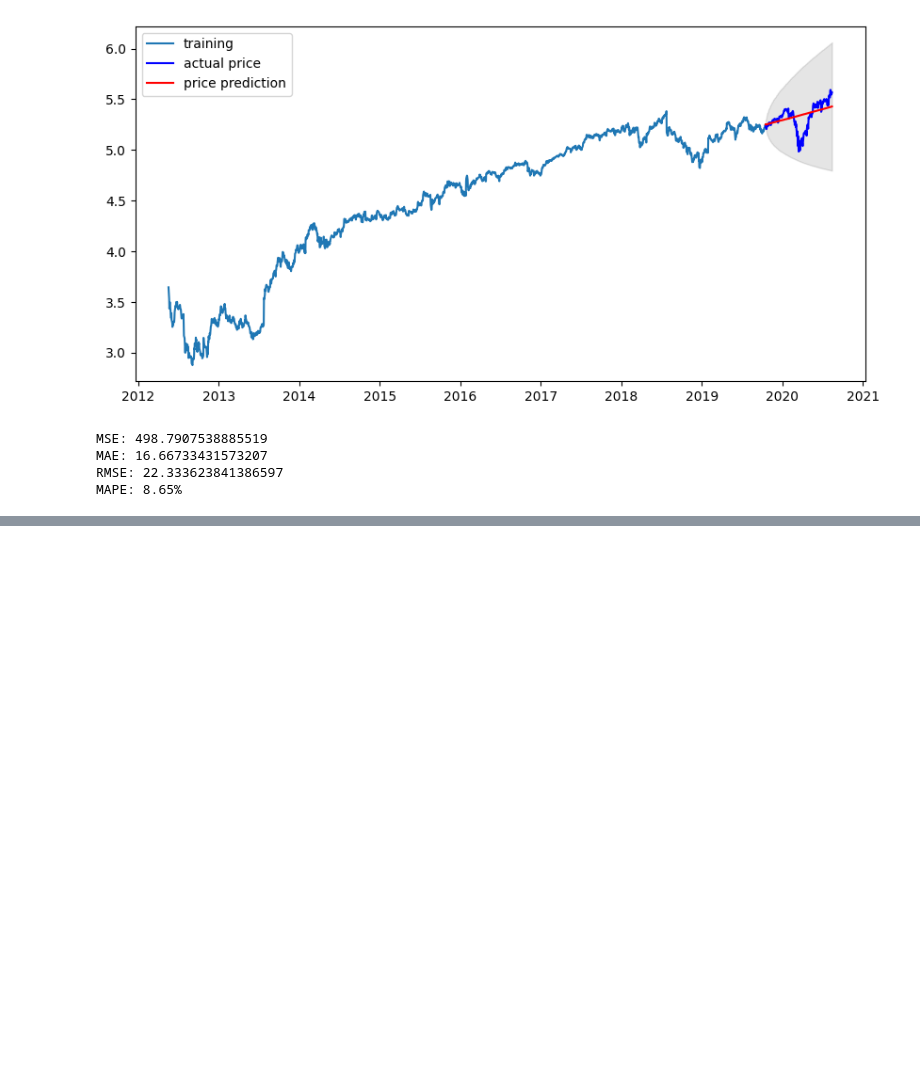
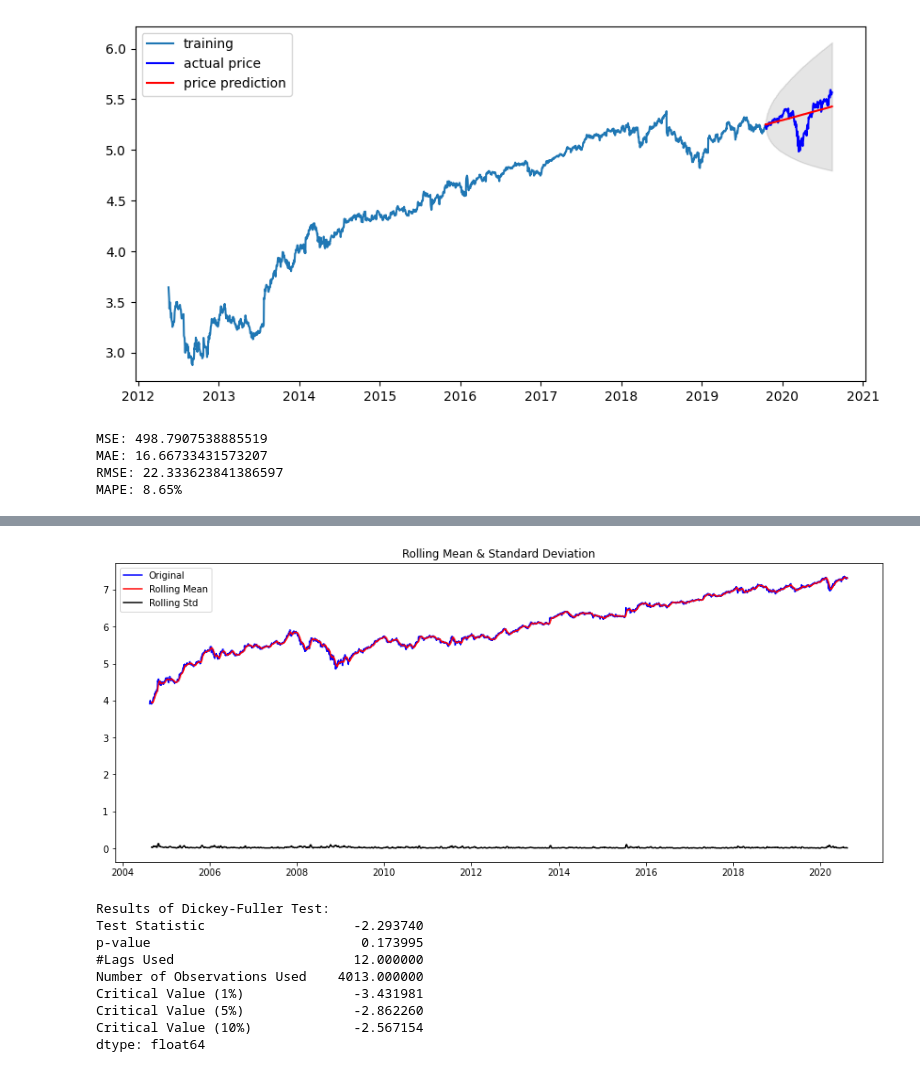
Before and after one commit to byhankim/aiffel, a Jupyter notebook: e/E06_stock_prediction_project.ipynb, the cells around one changed output, grey strips where cells are left out. Saved outputs shown, nothing was run; the diff lists cells and outputs as text; code cells hidden in the pictures; blank space fills up the shorter version.

```diff
--- a/e/E06_stock_prediction_project.ipynb
+++ b/e/E06_stock_prediction_project.ipynb
@@ -541,0 +603,19 @@ MAPE: 8.65%
+# %%
+# 시계열 안정성 분석
+
+# 정성적 그래프 분석
+plot_rolling_statistics(gg_log, window=12)
+
+# 정량적 Augmented Dicky-Fuller Test
+augmented_dickey_fuller_test(gg_log)
+# %% [output]
+[figure, added]
+Results of Dickey-Fuller Test:
+Test Statistic                   -2.293740
+p-value                           0.173995
+#Lags Used                       12.000000
+Number of Observations Used    4013.000000
+Critical Value (1%)              -3.431981
+Critical Value (5%)              -2.862260
+Critical Value (10%)             -2.567154
+dtype: float64
```
Also changed, not shown: parts of 34 cells of this notebook, 2 other files.
